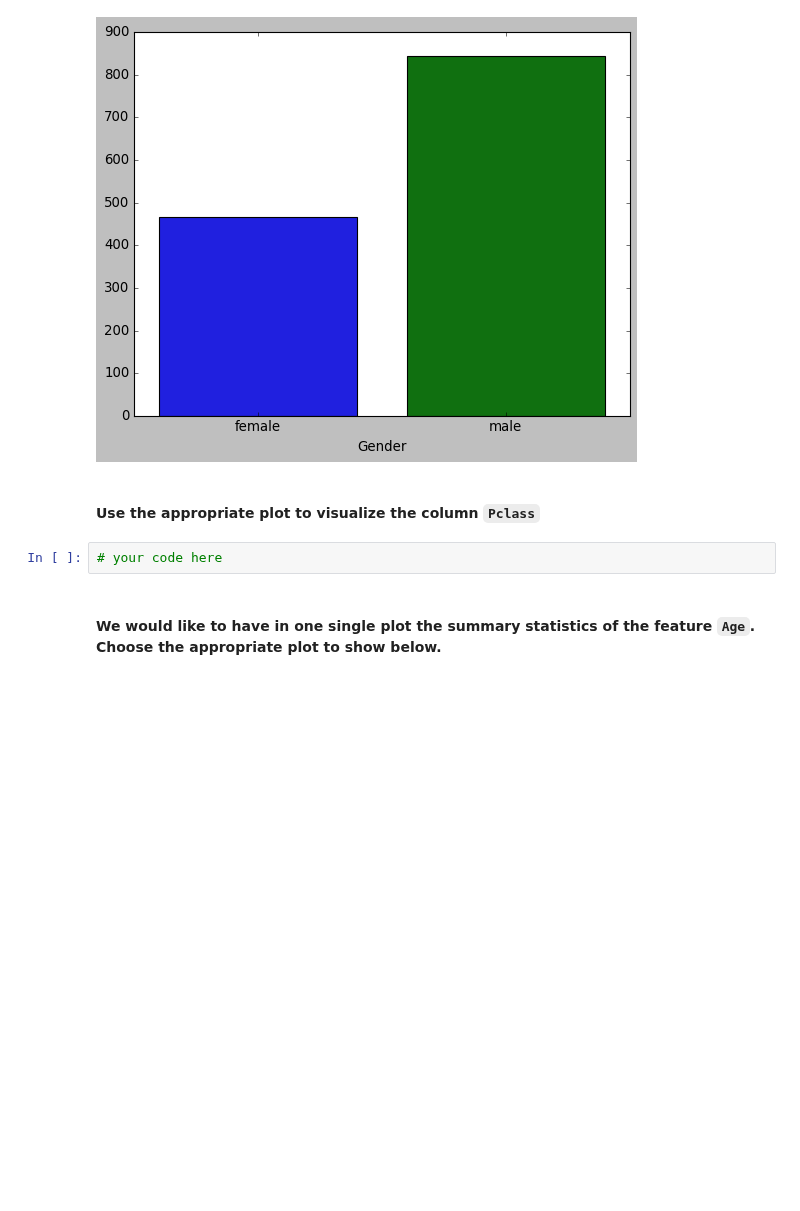
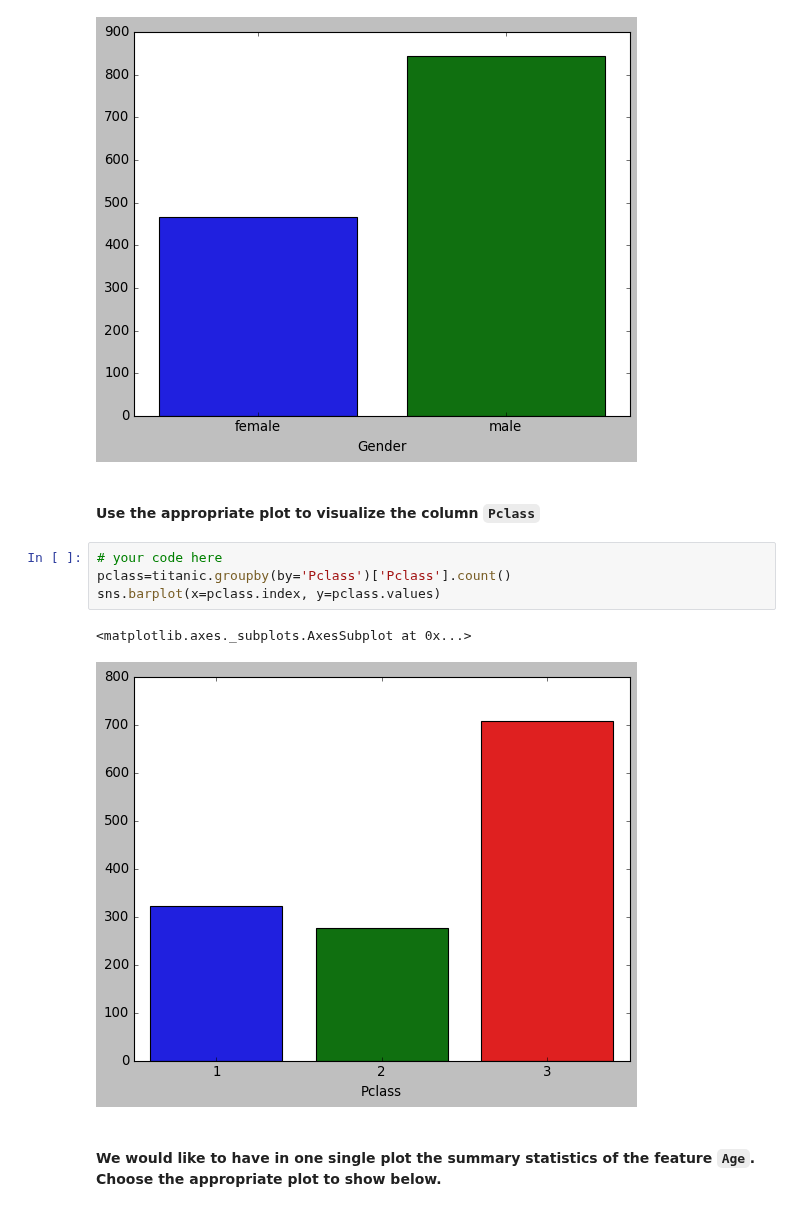
Before and after one commit to fuentebermudez/data-labs, a Jupyter notebook: module-2/lab-matplotlib-seaborn/your-code/challenge-3.ipynb, the cells around one changed output. Saved outputs shown, nothing was run; the diff lists cells and outputs as text; blank space fills up the shorter version.

```diff
--- a/module-2/lab-matplotlib-seaborn/your-code/challenge-3.ipynb
+++ b/module-2/lab-matplotlib-seaborn/your-code/challenge-3.ipynb
@@ -120,8 +120,13 @@ sns.barplot(x=gender.index, y=gender.values)
 [figure]
 # %% [markdown]
 #### Use the appropriate plot to visualize the column `Pclass`
-# %%
-# your code here
+# %%
+# your code here
+pclass=titanic.groupby(by='Pclass')['Pclass'].count()
+sns.barplot(x=pclass.index, y=pclass.values)
+# %% [output]
+<matplotlib.axes._subplots.AxesSubplot at 0x...>
+[figure, added]
 # %% [markdown]
 #### We would like to have in one single plot the summary statistics of the feature `Age`. Choose the appropriate plot to show below.
 # %%
```
Also changed, not shown: parts of 15 cells of this notebook.
